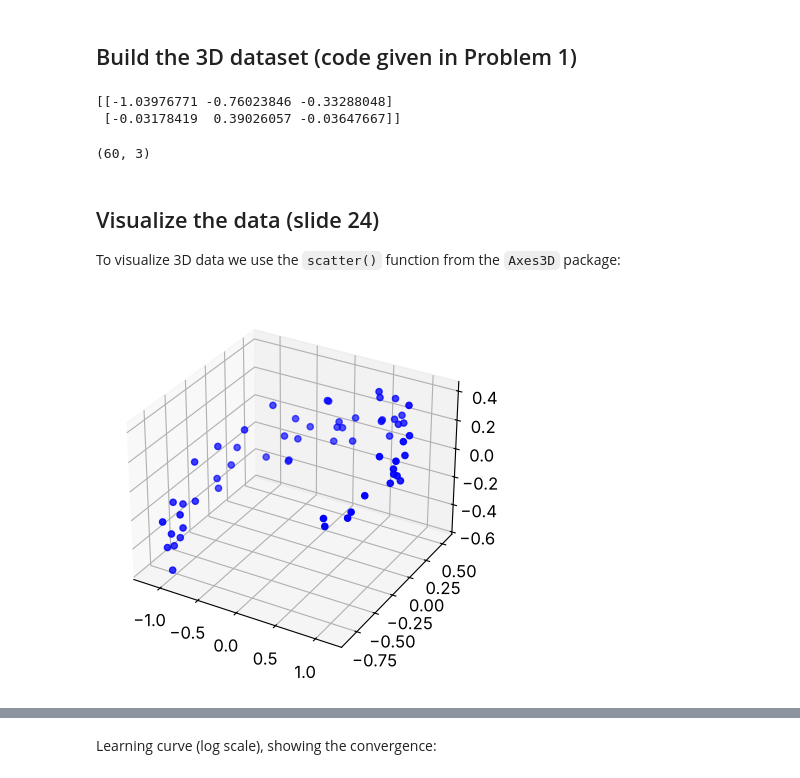
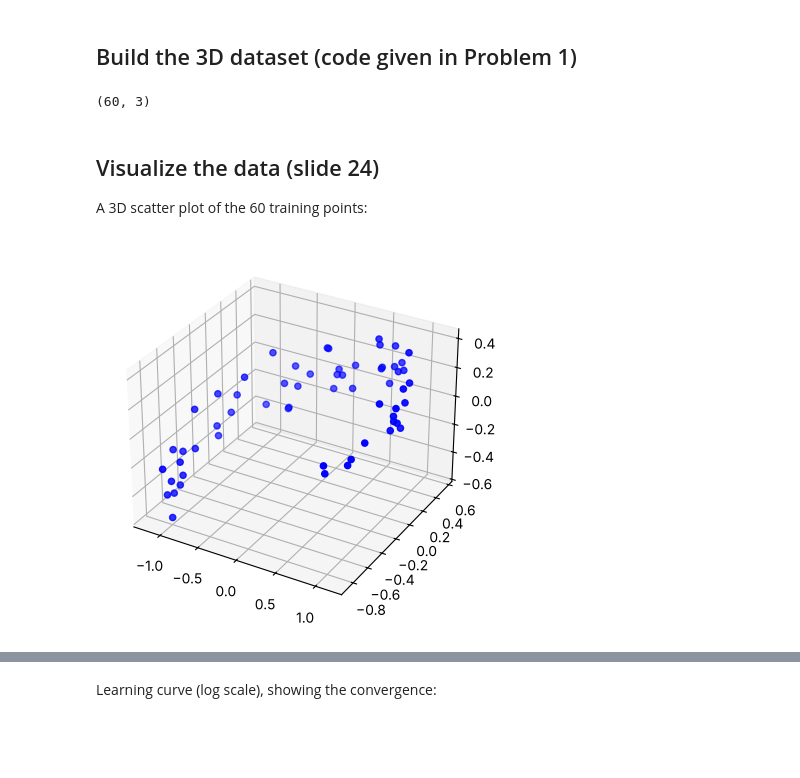
Before and after one commit to jawad197704/e89_Hussein_Jawad_HW06, a Jupyter notebook: HW06_Problem1_Autoencoder_PCA.ipynb, the cells around one changed output, grey strips where cells are left out. Drawn from its saved outputs; the diff is of its cells as text; code cells hidden in the pictures; blank space fills up the shorter version.

```diff
--- a/HW06_Problem1_Autoencoder_PCA.ipynb
+++ b/HW06_Problem1_Autoencoder_PCA.ipynb
@@ -64,22 +62,13 @@ Same setup as the lab, keeping only what Problem 1 needs (no image datasets).
 # %%
-import os                                               # Operating-system utilities (folders, paths).
-import numpy as np                                      # Numerical arrays.
-import torch                                            # PyTorch: tensors and automatic differentiation.
+import numpy as np                                      # NumPy: arrays for generating and plotting the data.
+import torch                                            # PyTorch: tensors, GPU support, and autograd.
 from torch import nn                                    # Neural network layers and loss functions.
-from torch.utils.data import DataLoader, TensorDataset  # Mini-batching utilities.
-import matplotlib as mpl                                # Matplotlib configuration (rc settings).
+from torch.utils.data import DataLoader, TensorDataset  # Split the data into shuffled mini-batches.
 import matplotlib.pyplot as plt                         # Plotting library.
 
-np.random.seed(42)                                      # Reproducible NumPy randomness.
-torch.manual_seed(42)                                   # Reproducible PyTorch randomness.
+device = "cuda" if torch.cuda.is_available() else "cpu" # Use the Colab GPU if one is available.
+print("PyTorch:", torch.__version__, "| device:", device)  # Show the PyTorch version and device.
 
-device = torch.device("cuda" if torch.cuda.is_available() else "cpu")  # Use the GPU if available.
-print(f"PyTorch {torch.__version__}; device: {device}")  # Show the PyTorch version and device.
-
-mpl.rc('axes', labelsize=14)                            # Axis label font size.
-mpl.rc('xtick', labelsize=12)                           # x-tick label font size.
-mpl.rc('ytick', labelsize=12)                           # y-tick label font size.
-
-IMAGES_PATH = os.path.join(PROJECT_DIR, "images", "autoencoders")  # Folder for saved figures.
-os.makedirs(IMAGES_PATH, exist_ok=True)                 # Create it if needed.
+IMAGES_DIR = PROJECT_DIR / "images"                     # Folder for the saved figures.
+IMAGES_DIR.mkdir(exist_ok=True)                         # Create it; no error if it already exists.
 # %% [output]
@@ -181,23 +88,18 @@ def generate_3d_data(m, w1=0.1, w2=0.3, noise=0.1):
 
 X_train = generate_3d_data(60)                          # 60 training instances.
 X_train = X_train - X_train.mean(axis=0, keepdims=0)    # Center the data (PCA assumes centered data).
-print(X_train[:2])                                      # Peek at the first two instances.
-X_train.shape                                           # (60, 3): 60 vectors of dimension 3.
+print(X_train.shape)                                    # (60, 3): 60 vectors of dimension 3.
 # %% [output]
-[[-1.03976771 -0.76023846 -0.33288048]
- [-0.03178419  0.39026057 -0.03647667]]
+(60, 3)
-(60, 3)
 # %% [markdown]
 ## Visualize the data (slide 24)
 
-To visualize 3D data we use the `scatter()` function from the `Axes3D` package:
+A 3D scatter plot of the 60 training points:
 # %%
-%matplotlib inline
-from mpl_toolkits.mplot3d import Axes3D                 # Registers the '3d' projection.
 fig = plt.figure()                                      # New figure.
-ax = fig.add_subplot(111, projection='3d')              # 3D axes.
-ax.scatter(X_train[:, 0], X_train[:, 1], X_train[:, 2], c='b', marker='o')  # Blue dot per instance.
-save_fig("problem1_3d_training_data", tight_layout=False)  # Save the figure (to Drive in Colab).
+ax = fig.add_subplot(111, projection="3d")              # 3D axes.
+ax.scatter(X_train[:, 0], X_train[:, 1], X_train[:, 2], c="b", marker="o")  # One blue dot per point.
+plt.savefig(IMAGES_DIR / "problem1_3d_training_data.png", dpi=300)  # Save the figure (to Drive in Colab).
 plt.show()                                              # Display the figure.
 # %% [output]
-[figure, old version]
+[figure, new version]
```
Also changed, not shown: parts of 22 cells of this notebook.
